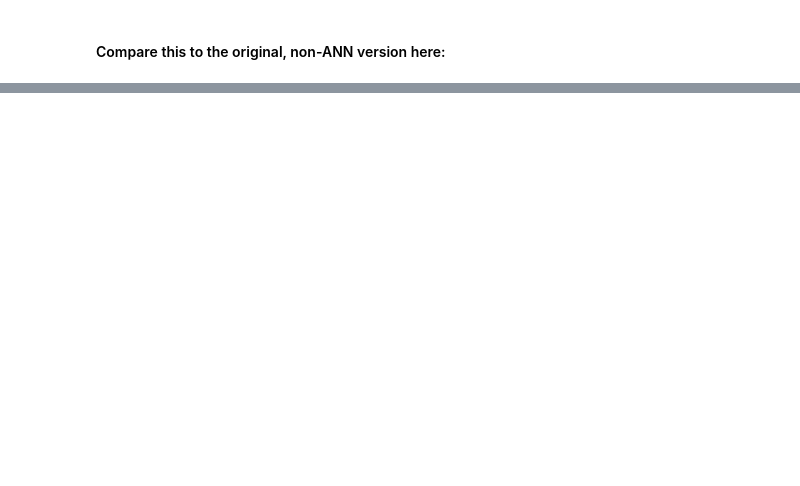
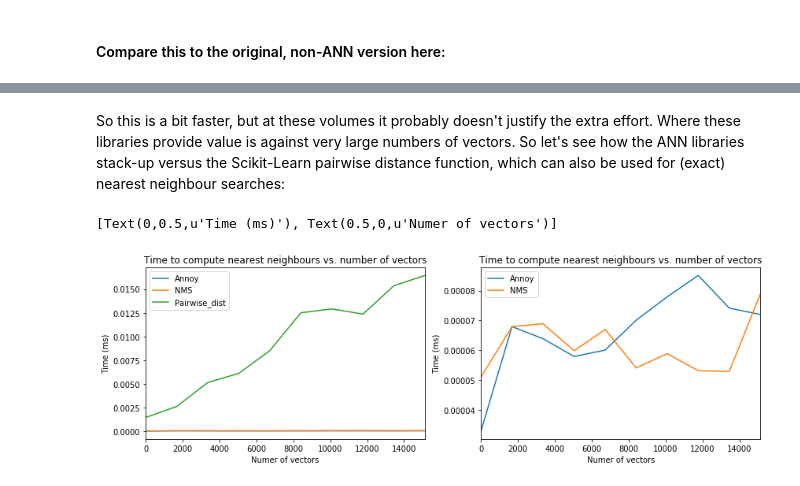
Before and after one commit to lyst/lightfm, a Jupyter notebook: examples/ann/annoy_nsmlib_example.ipynb, the cells around one changed output, grey strips where cells are left out. Cells and saved outputs as stored; diff of their text form; code cells hidden in the pictures; blank space fills up the shorter version.

```diff
--- a/examples/ann/annoy_nsmlib_example.ipynb
+++ b/examples/ann/annoy_nsmlib_example.ipynb
@@ -144,16 +150,24 @@ The slowest run took 7.89 times longer than the fastest. This could mean that an
 
 <p>Basically we add a nomalizing factor to each item vector - making their distances equal with each other. Then when we query with a user vector, we add a 0 to the end, and the result is proportional to the inner producct of the user and item vectors. This is a sneaky way to do an aproximate maximum inner product search.
 # %%
-norms = np.linalg.norm(item_vectors, axis=1)
+norms = np.linalg.norm(item_embeddings, axis=1)
 max_norm = norms.max()
 extra_dimension = np.sqrt(max_norm ** 2 - norms ** 2)
-norm_data = np.append(item_vectors, extra_dimension.reshape(norms.shape[0], 1), axis=1)
+norm_data = np.append(item_embeddings, extra_dimension.reshape(norms.shape[0], 1), axis=1)
 
-f_member = norm_data.shape[1]
-t_member = AnnoyIndex(f_member)  # Length of item vector that will be indexed
+#First an Annoy index:
+
+user_factors = norm_data.shape[1]
+annoy_member_idx = AnnoyIndex(user_factors)  # Length of item vector that will be indexed
 
 for i in range(norm_data.shape[0]):
     v = norm_data[i]
-    t_member.add_item(i, v)
+    annoy_member_idx.add_item(i, v)
 
-t_member.build(10)
+annoy_member_idx.build(10)
+
+# Now an NMS index
+
+nms_member_idx = nmslib.init(method='hnsw', space='cosinesimil')
+nms_member_idx.addDataPointBatch(norm_data)
+nms_member_idx.createIndex(print_progress=True)
@@ -333,0 +276,60 @@ plt.show()
+# %% [markdown]
+So this is a bit faster, but at these volumes it probably doesn't justify the extra effort. Where these libraries provide value is against very large numbers of vectors. So let's see how the ANN libraries stack-up versus the Scikit-Learn pairwise distance function, which can also be used for (exact) nearest neighbour searches:
+# %%
+def time_nearest_neighbours_methods(item_embeddings):
+
+    # Pairwise distances nearest neighbours
+    start = time.time()
+    distances = pairwise_distances(item_embeddings[0].reshape(1, -1), Y=item_embeddings)
+    top_items = distances.argsort()[:10]
+    end = time.time()
+    pairwise_elapsed = end - start
+
+    #NMS lib
+    nms_idx = nmslib.init(method='hnsw', space='cosinesimil')
+    nms_idx.addDataPointBatch(item_embeddings)
+    nms_idx.createIndex(print_progress=False)
+    start = time.time()
+    nms_idx.knnQuery(item_embeddings[0])[0]
+    end = time.time()
+    nms_elapsed = end - start
+
+    #Annoy
+    annoy_idx = AnnoyIndex(item_embeddings.shape[1])
+    for i in range(item_embeddings.shape[0]):
+        v = item_embeddings[i]
+        annoy_idx.add_item(i, v)
+    annoy_idx.build(10) # 10 trees
+
+    start = time.time()
+    annoy_idx.get_nns_by_vector(item_embeddings[0], 10)
+    end = time.time()
+    annoy_elapsed = end - start
+
+    return {'pairwise_elapsed': pairwise_elapsed, 'nms_elapsed': nms_elapsed, 'annoy_elapsed' : annoy_elapsed}
+
+pairwise_timings = []
+nms_timings = []
+annoy_timings = []
+
+for i in range (1, 100, 10):
+    loop_item_embeddings = np.repeat(item_embeddings, i, axis=0)
+    results = time_nearest_neighbours_methods(loop_item_embeddings)
+    pairwise_timings.append(results['pairwise_elapsed'])
+    nms_timings.append(results['nms_elapsed'])
+    annoy_timings.append(results['annoy_elapsed'])
+
+timings_df = pd.DataFrame({'Pairwise_dist':pairwise_timings, \
+                           'NMS': nms_timings, \
+                           'Annoy': annoy_timings}, \
+                          index=np.arange(10)*item_embeddings.shape[0])
+
+import matplotlib.pyplot as plt
+fig, axes = plt.subplots(nrows=1, ncols=2)
+ax = timings_df.plot(figsize=(14,4), title='Time to compute nearest neighbours vs. number of vectors', ax=axes[0])
+ax.set(xlabel='Numer of vectors', ylabel='Time (ms)')
+ax2 = timings_df.loc[:, 'Annoy':'NMS'].plot(figsize=(14,4), title='Time to compute nearest neighbours vs. number of vectors', ax=axes[1])
+ax2.set(xlabel='Numer of vectors', ylabel='Time (ms)')
+# %% [output]
+[Text(0,0.5,u'Time (ms)'), Text(0.5,0,u'Numer of vectors')]
+[figure, added]
```
Also changed, not shown: parts of 30 cells of this notebook, 1 other file.
